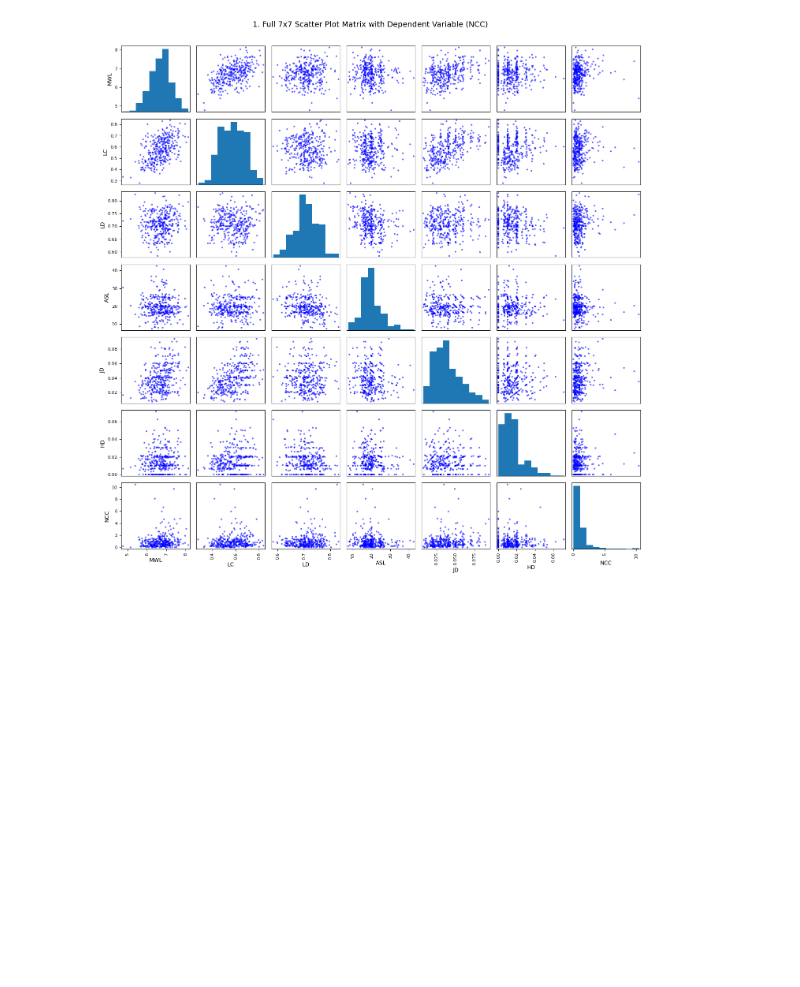
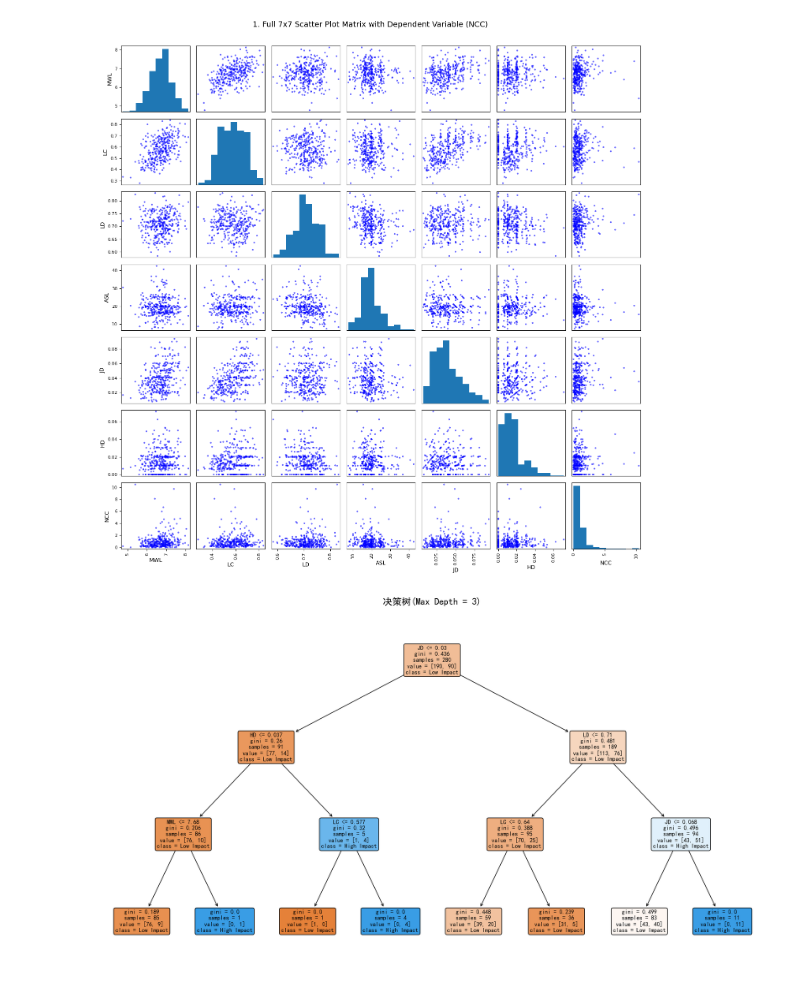
Before and after one commit to HongxuShi/CorrosionAbstracts, a Jupyter notebook: notebook/决策树.ipynb, the cells around one changed output. Drawn from its saved outputs; the diff is of its cells as text; code cells hidden in the pictures; blank space fills up the shorter version.

```diff
--- a/notebook/决策树.ipynb
+++ b/notebook/决策树.ipynb
@@ -79,3 +79,19 @@ plt.savefig('散点图矩阵', dpi=300, bbox_inches='tight')
 plt.show()
 # %% [output]
 [figure]
+# %%
+#决策树图像
+import pandas as pd
+from sklearn.model_selection import train_test_split
+from sklearn.tree import DecisionTreeClassifier,plot_tree
+from sklearn.metrics import classification_report,accuracy_score
+import matplotlib.pyplot as plt
+plt.rcParams['font.sans-serif'] = ['SimHei']
+plt.rcParams['axes.unicode_minus'] = False
+plt.figure(figsize=(16, 9), dpi=150)
+plot_tree(clf, feature_names=cols, class_names=['Low Impact', 'High Impact'], filled=True, rounded=True,fontsize=10)
+plt.title('决策树(Max Depth = 3)', fontsize=16, pad=20)
+plt.tight_layout()
+plt.savefig('决策树', dpi=300, bbox_inches='tight')
+# %% [output]
+[figure, added]
```
Also changed, not shown: parts of 1 cell of this notebook, 1 other file.
